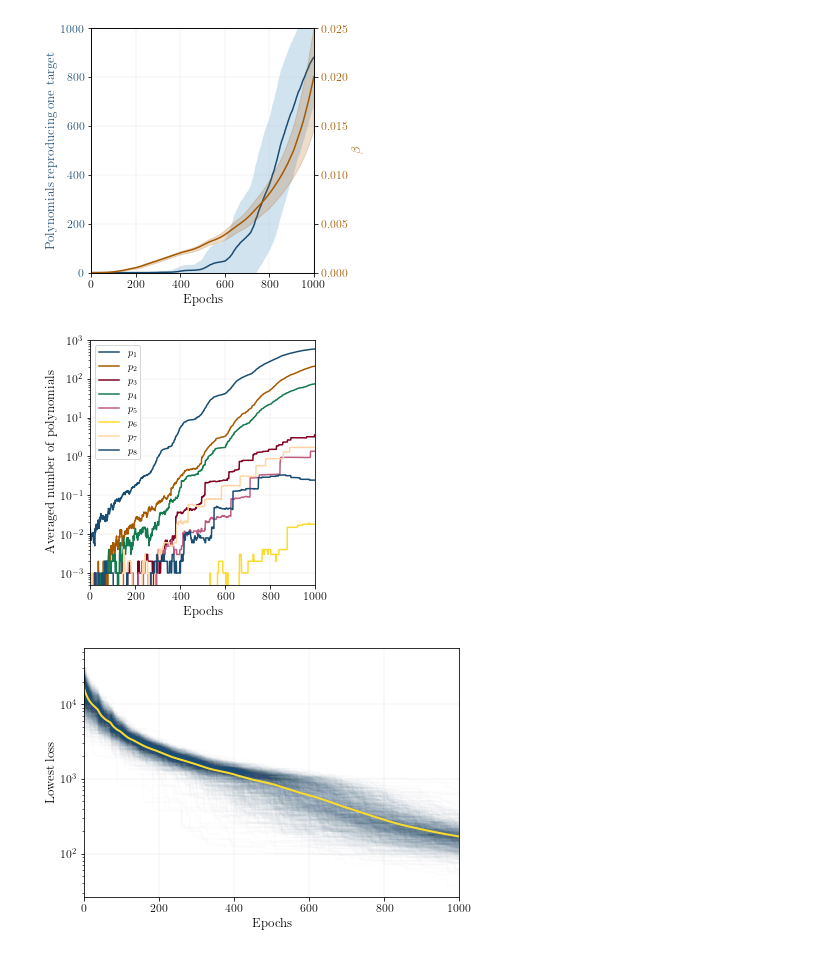
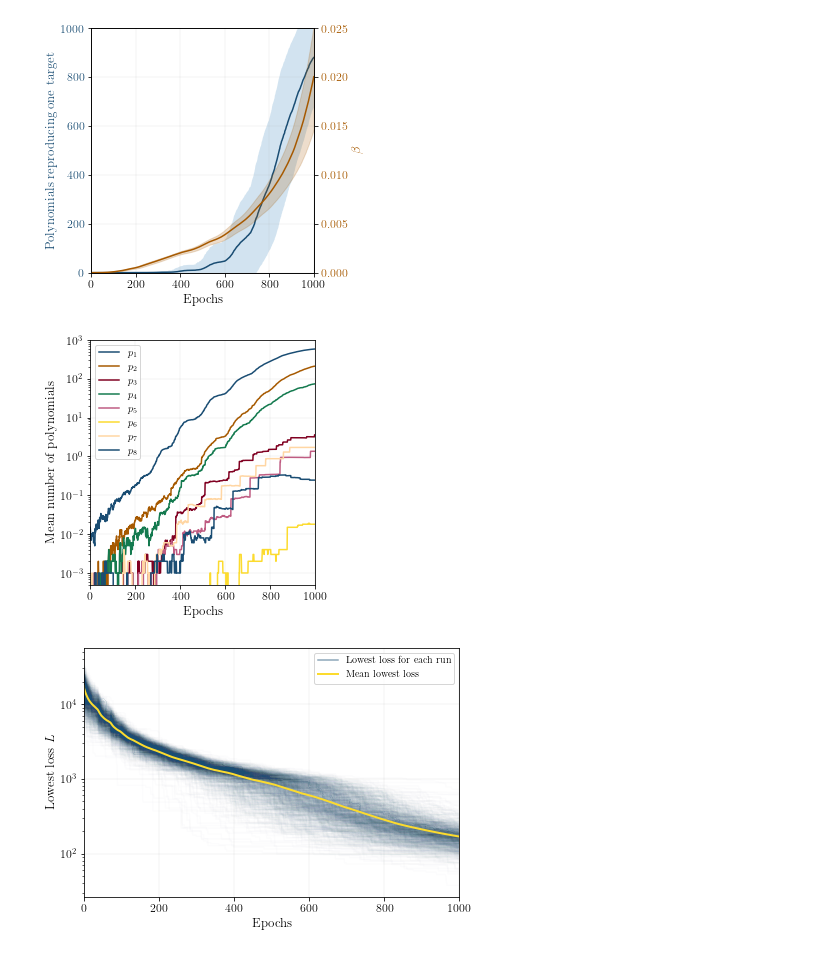
Before and after one commit to c-eloy/MLFlatDirections, a Jupyter notebook: Figures/Figures.ipynb, the cells around one changed output. Saved outputs shown, nothing was run; the diff lists cells and outputs as text; code cells hidden in the pictures.

```diff
--- a/Figures/Figures.ipynb
+++ b/Figures/Figures.ipynb
@@ -322,4 +336,4 @@ plt.show()
 # %% [output]
 [figure]
 # %%
-all_local_dim_5d = np.array(loc_dim_diff_nneig)[4][:,0] # One possibility but could have taken any of the all_dim
+all_local_dim_5d = np.array(loc_dim_diff_nneig)[3][:,0] # One possibility but could have taken any of the all_dim
@@ -394,0 +402,4 @@ plt.show()
+# %%
+to_be_chosen = np.random.choice(range(x_5d_deco.shape[0]), 20000,replace=False)
+x_5d_streamlined = x_5d_deco[to_be_chosen]
+x_5d_streamlined.shape
@@ -442,7 +651,7 @@ import pandas as pd
 
 # Créer les données pour le tableau
 data = []
-for i in range(n_pol_to_find):
+for i in range(8):
     data.append({
         'Polynome': f'Pol_{i}',
         'Moyenne': count_good_pol_all[:,-1,i].mean(),
@@ -555,7 +765,7 @@ for i in range(8):
 ax1.set_yscale('log')
 ax1.legend()
 ax1.set_xlabel(r"Epochs")
-ax1.set_ylabel(r"Averaged number of polynomials")
+ax1.set_ylabel(r"Mean number of polynomials")
 ax1.set_xlim(0,1000)
 ax1.set_ylim(0.0005,1000)
 ax1.grid(linewidth=0.15)
@@ -569,7 +779,7 @@ ax1.grid(linewidth=0.15)
 
 plt.show()
 # %% [output]
-[figure, old version]
+[figure, new version]
 # %%
 count_good_pol_all = np.array(count_good_pol_all)
 ess_all = np.array(ess_all)
@@ -581,18 +791,22 @@ history_loss_all_std = np.std(history_loss_all,axis=0)
 # %%
 fig, ax1 = plt.subplots(ncols=1,layout='constrained')
 
+ax1.plot(range(999),history_loss_all[-1,:],alpha=0.5,color=my_colors[0], label = r'Lowest loss for each run')
+ax1.plot(range(999),history_loss_all[-1,:],color='white')
 for i in range(1000):
     ax1.plot(range(999),history_loss_all[i,:],alpha=0.01,color=my_colors[0])
-ax1.plot(range(999),history_loss_all_mean,color=my_colors[5],linewidth=2)
+ax1.plot(range(999),history_loss_all_mean,color=my_colors[5],linewidth=2, label = r'Mean lowest loss')
 ax1.set_yscale('log')
 ax1.grid(linewidth=0.15)
 ax1.set_xlim(0,1000)
 # ax1.set_ylim(0,40000)
 ax1.set_xlabel(r"Epochs")
-ax1.set_ylabel(r"Lowest loss")
+ax1.set_ylabel(r"Lowest loss $L$")
 
-# plt.savefig('Loss_all_ASMC_1000runs_13.pdf', bbox_inches="tight")
+ax1.legend()
+
+plt.savefig('Loss_all_ASMC_1000runs_13.pdf', bbox_inches="tight")
 
 plt.show()
 # %% [output]
-[figure, old version]
+[figure, new version]
```
Also changed, not shown: parts of 37 cells of this notebook, 9 other files.
